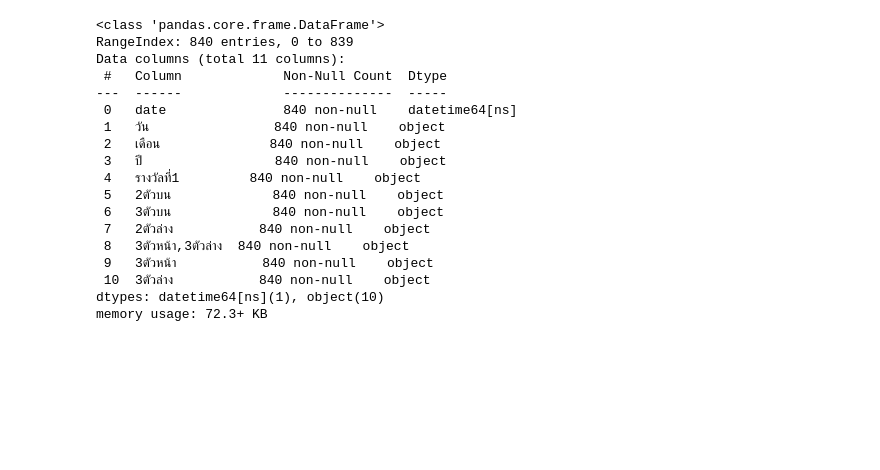
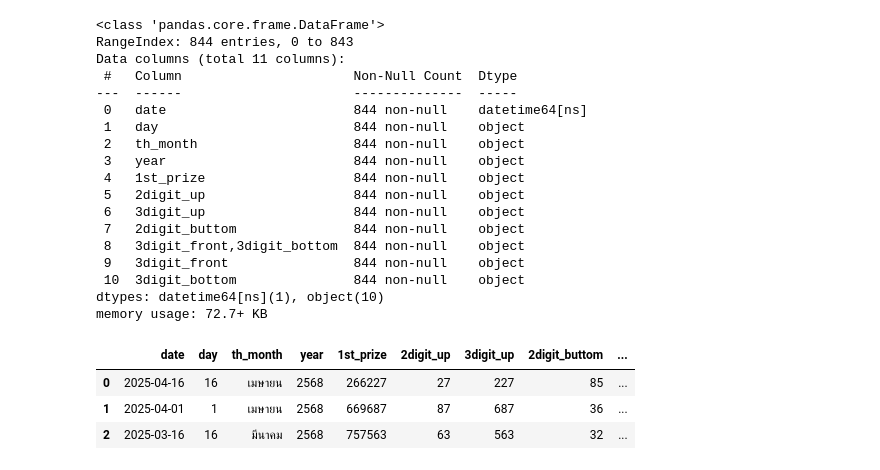
Before and after one commit to tangnatta/AUT461-Thai-Lottery-2025, a Jupyter notebook: eda.ipynb, the cells around one changed output. Cells and saved outputs as stored; diff of their text form; code cells hidden in the pictures; blank space fills up the shorter version.

```diff
--- a/eda.ipynb
+++ b/eda.ipynb
@@ -1,24 +5,36 @@
 # %%
 from utils.thai_lottery_scraper import ThaiLotteryScraper
 
-df = ThaiLotteryScraper().scrape_df(35)
+df = ThaiLotteryScraper().scrape_df(36)
 df.info()
 # %% [output]
 <class 'pandas.core.frame.DataFrame'>
-RangeIndex: 840 entries, 0 to 839
+RangeIndex: 844 entries, 0 to 843
 Data columns (total 11 columns):
- #   Column             Non-Null Count  Dtype
----  ------             --------------  -----
- 0   date               840 non-null    datetime64[ns]
- 1   วัน                840 non-null    object
- 2   เดือน              840 non-null    object
- 3   ปี                 840 non-null    object
- 4   รางวัลที่1         840 non-null    object
- 5   2ตัวบน             840 non-null    object
- 6   3ตัวบน             840 non-null    object
- 7   2ตัวล่าง           840 non-null    object
- 8   3ตัวหน้า,3ตัวล่าง  840 non-null    object
- 9   3ตัวหน้า           840 non-null    object
- 10  3ตัวล่าง           840 non-null    object
+ #   Column                      Non-Null Count  Dtype
+---  ------                      --------------  -----
+ 0   date                        844 non-null    datetime64[ns]
+ 1   day                         844 non-null    object
+ 2   th_month                    844 non-null    object
+ 3   year                        844 non-null    object
+ 4   1st_prize                   844 non-null    object
+ 5   2digit_up                   844 non-null    object
+ 6   3digit_up                   844 non-null    object
+ 7   2digit_buttom               844 non-null    object
+ 8   3digit_front,3digit_bottom  844 non-null    object
+ 9   3digit_front                844 non-null    object
+ 10  3digit_bottom               844 non-null    object
 dtypes: datetime64[ns](1), object(10)
-memory usage: 72.3+ KB
+memory usage: 72.7+ KB
+# %%
+from utils.data_extractor import extract_zodiac_signs
+
+df['thai_zodiac'] = df['date'].apply(extract_zodiac_signs)
+df['dow'] = df['date'].dt.day_name()
+
+df.head(3)
+# %% [output]
+|  | date | day | th_month | year | 1st_prize | 2digit_up | 3digit_up | 2digit_buttom | ... |
+| 0 | 2025-04-16 | 16 | เมษายน | 2568 | 266227 | 27 | 227 | 85 | ... |
+| 1 | 2025-04-01 | 1 | เมษายน | 2568 | 669687 | 87 | 687 | 36 | ... |
+| 2 | 2025-03-16 | 16 | มีนาคม | 2568 | 757563 | 63 | 563 | 32 | ... |
```
Also changed, not shown: parts of 11 cells of this notebook, 7 other files.
